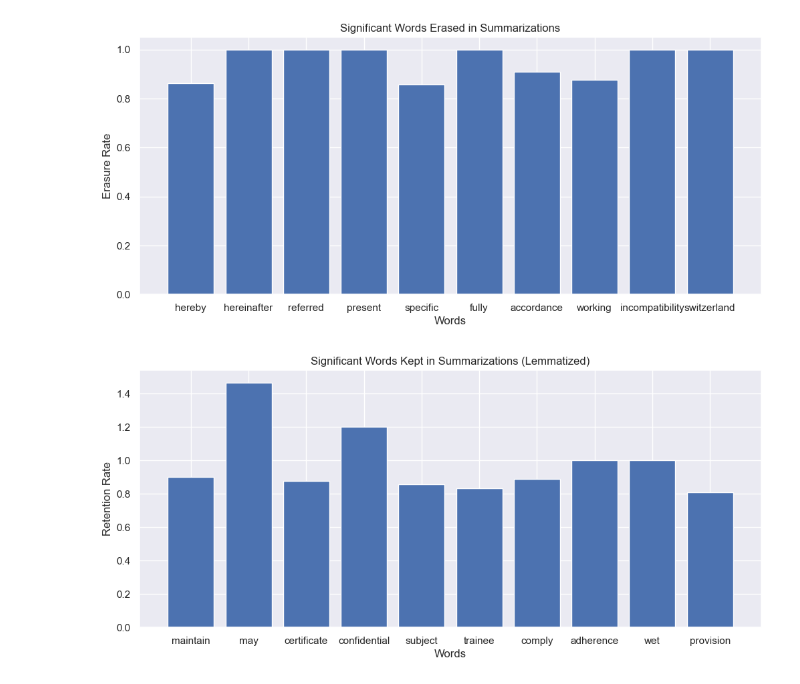
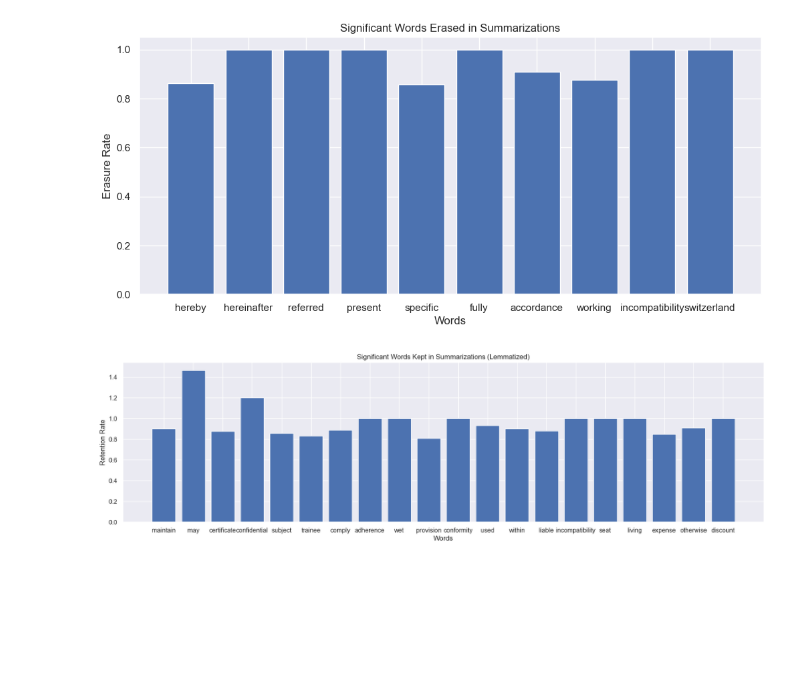
Before and after one commit to alexandreabela/Text_Summarization, a Jupyter notebook: data_vizualization.ipynb, the cells around one changed output. Drawn from its saved outputs; the diff is of its cells as text; code cells hidden in the pictures; blank space fills up the shorter version.

```diff
--- a/data_vizualization.ipynb
+++ b/data_vizualization.ipynb
@@ -176,11 +177,11 @@ plt.show()
 # %% [output]
 [figure]
 # %%
-plt.figure(figsize=(12, 5))
-plt.bar(significant_words_kept_lemma[:10], [retention_rates_lemma[word] for word in significant_words_kept_lemma][:10])
+plt.figure(figsize=(20, 5))
+plt.bar(significant_words_kept_lemma[:20], [retention_rates_lemma[word] for word in significant_words_kept_lemma][:20])
 plt.xlabel('Words')
 plt.ylabel('Retention Rate')
 plt.title('Significant Words Kept in Summarizations (Lemmatized)')
 plt.show()
 # %% [output]
-[figure, old version]
+[figure, new version]
```
Also changed, not shown: parts of 3 cells of this notebook.
